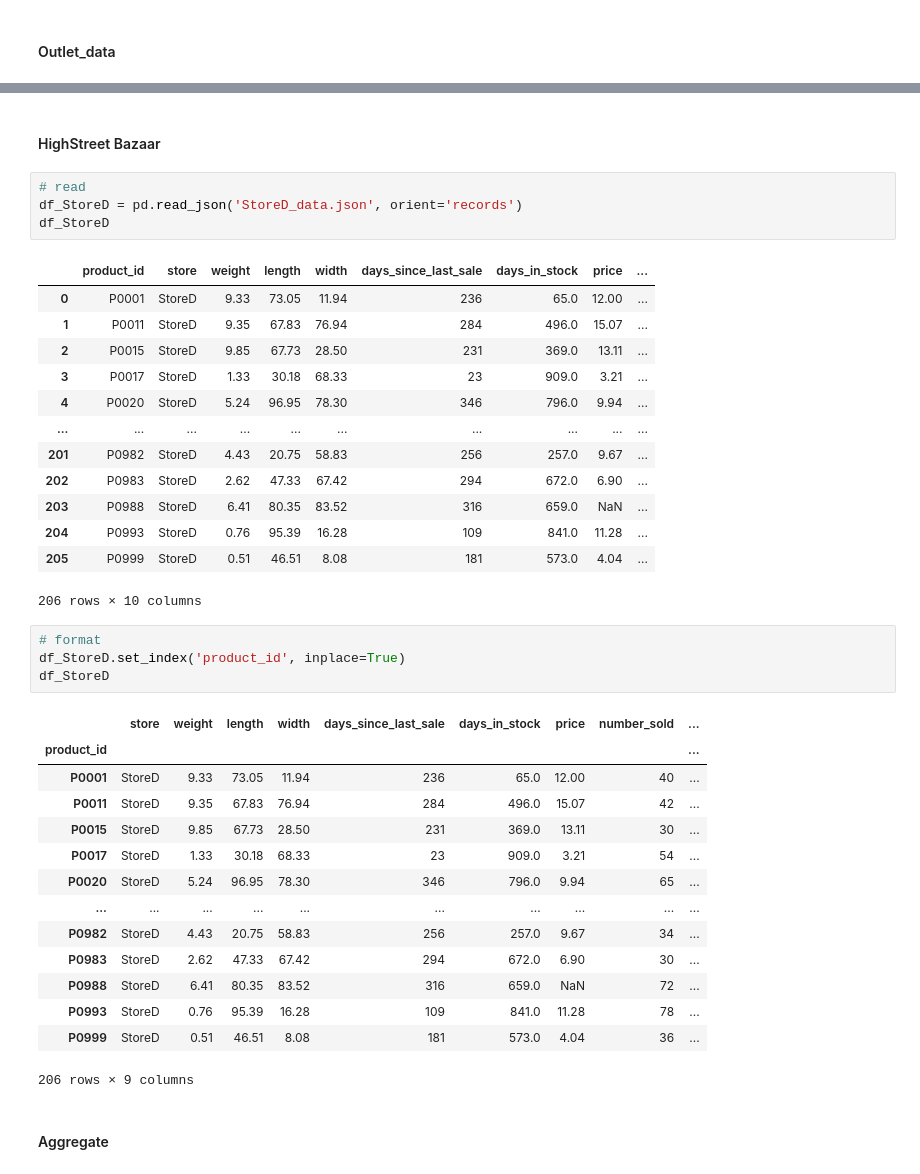
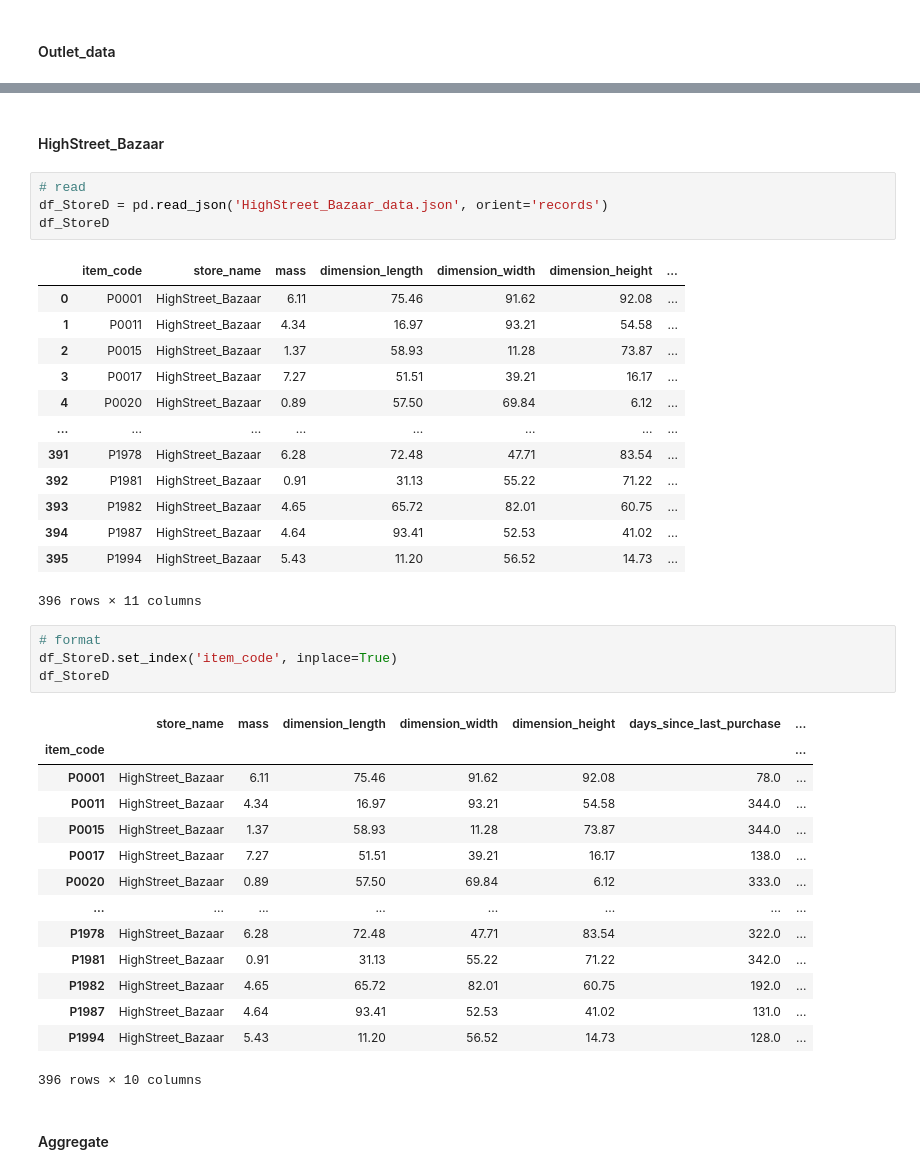
Before and after one commit to racousin/data_science_practice, a Jupyter notebook: website/public/modules/module4/exercise/module4_exercise_model_test.ipynb, the cells around one changed output, grey strips where cells are left out. Saved outputs shown, nothing was run; the diff lists cells and outputs as text.

```diff
--- a/website/public/modules/module4/exercise/module4_exercise_model_test.ipynb
+++ b/website/public/modules/module4/exercise/module4_exercise_model_test.ipynb
@@ -150,42 +155,42 @@ df_StoreC
 # %% [markdown]
-#### HighStreet Bazaar
+#### HighStreet_Bazaar
 # %%
 # read
-df_StoreD = pd.read_json('StoreD_data.json', orient='records')
+df_StoreD = pd.read_json('HighStreet_Bazaar_data.json', orient='records')
 df_StoreD
 # %% [output]
-|  | product_id | store | weight | length | width | days_since_last_sale | days_in_stock | price | ... |
-| 0 | P0001 | StoreD | 9.33 | 73.05 | 11.94 | 236 | 65.0 | 12.00 | ... |
-| 1 | P0011 | StoreD | 9.35 | 67.83 | 76.94 | 284 | 496.0 | 15.07 | ... |
-| 2 | P0015 | StoreD | 9.85 | 67.73 | 28.50 | 231 | 369.0 | 13.11 | ... |
-| 3 | P0017 | StoreD | 1.33 | 30.18 | 68.33 | 23 | 909.0 | 3.21 | ... |
-| 4 | P0020 | StoreD | 5.24 | 96.95 | 78.30 | 346 | 796.0 | 9.94 | ... |
-| ... | ... | ... | ... | ... | ... | ... | ... | ... | ... |
-| 201 | P0982 | StoreD | 4.43 | 20.75 | 58.83 | 256 | 257.0 | 9.67 | ... |
-| 202 | P0983 | StoreD | 2.62 | 47.33 | 67.42 | 294 | 672.0 | 6.90 | ... |
-| 203 | P0988 | StoreD | 6.41 | 80.35 | 83.52 | 316 | 659.0 | NaN | ... |
-| 204 | P0993 | StoreD | 0.76 | 95.39 | 16.28 | 109 | 841.0 | 11.28 | ... |
-| 205 | P0999 | StoreD | 0.51 | 46.51 | 8.08 | 181 | 573.0 | 4.04 | ... |
+|  | item_code | store_name | mass | dimension_length | dimension_width | dimension_height | ... |
+| 0 | P0001 | HighStreet_Bazaar | 6.11 | 75.46 | 91.62 | 92.08 | ... |
+| 1 | P0011 | HighStreet_Bazaar | 4.34 | 16.97 | 93.21 | 54.58 | ... |
+| 2 | P0015 | HighStreet_Bazaar | 1.37 | 58.93 | 11.28 | 73.87 | ... |
+| 3 | P0017 | HighStreet_Bazaar | 7.27 | 51.51 | 39.21 | 16.17 | ... |
+| 4 | P0020 | HighStreet_Bazaar | 0.89 | 57.50 | 69.84 | 6.12 | ... |
+| ... | ... | ... | ... | ... | ... | ... | ... |
+| 391 | P1978 | HighStreet_Bazaar | 6.28 | 72.48 | 47.71 | 83.54 | ... |
+| 392 | P1981 | HighStreet_Bazaar | 0.91 | 31.13 | 55.22 | 71.22 | ... |
+| 393 | P1982 | HighStreet_Bazaar | 4.65 | 65.72 | 82.01 | 60.75 | ... |
+| 394 | P1987 | HighStreet_Bazaar | 4.64 | 93.41 | 52.53 | 41.02 | ... |
+| 395 | P1994 | HighStreet_Bazaar | 5.43 | 11.20 | 56.52 | 14.73 | ... |
-206 rows × 10 columns
+396 rows × 11 columns
 # %%
 # format
-df_StoreD.set_index('product_id', inplace=True)
+df_StoreD.set_index('item_code', inplace=True)
 df_StoreD
 # %% [output]
-|  | store | weight | length | width | days_since_last_sale | days_in_stock | price | number_sold | ... |
-| product_id |  |  |  |  |  |  |  |  | ... |
-| P0001 | StoreD | 9.33 | 73.05 | 11.94 | 236 | 65.0 | 12.00 | 40 | ... |
-| P0011 | StoreD | 9.35 | 67.83 | 76.94 | 284 | 496.0 | 15.07 | 42 | ... |
-| P0015 | StoreD | 9.85 | 67.73 | 28.50 | 231 | 369.0 | 13.11 | 30 | ... |
-| P0017 | StoreD | 1.33 | 30.18 | 68.33 | 23 | 909.0 | 3.21 | 54 | ... |
-| P0020 | StoreD | 5.24 | 96.95 | 78.30 | 346 | 796.0 | 9.94 | 65 | ... |
-| ... | ... | ... | ... | ... | ... | ... | ... | ... | ... |
-| P0982 | StoreD | 4.43 | 20.75 | 58.83 | 256 | 257.0 | 9.67 | 34 | ... |
-| P0983 | StoreD | 2.62 | 47.33 | 67.42 | 294 | 672.0 | 6.90 | 30 | ... |
-| P0988 | StoreD | 6.41 | 80.35 | 83.52 | 316 | 659.0 | NaN | 72 | ... |
-| P0993 | StoreD | 0.76 | 95.39 | 16.28 | 109 | 841.0 | 11.28 | 78 | ... |
-| P0999 | StoreD | 0.51 | 46.51 | 8.08 | 181 | 573.0 | 4.04 | 36 | ... |
+|  | store_name | mass | dimension_length | dimension_width | dimension_height | days_since_last_purchase | ... |
+| item_code |  |  |  |  |  |  | ... |
+| P0001 | HighStreet_Bazaar | 6.11 | 75.46 | 91.62 | 92.08 | 78.0 | ... |
+| P0011 | HighStreet_Bazaar | 4.34 | 16.97 | 93.21 | 54.58 | 344.0 | ... |
+| P0015 | HighStreet_Bazaar | 1.37 | 58.93 | 11.28 | 73.87 | 344.0 | ... |
+| P0017 | HighStreet_Bazaar | 7.27 | 51.51 | 39.21 | 16.17 | 138.0 | ... |
+| P0020 | HighStreet_Bazaar | 0.89 | 57.50 | 69.84 | 6.12 | 333.0 | ... |
+| ... | ... | ... | ... | ... | ... | ... | ... |
+| P1978 | HighStreet_Bazaar | 6.28 | 72.48 | 47.71 | 83.54 | 322.0 | ... |
+| P1981 | HighStreet_Bazaar | 0.91 | 31.13 | 55.22 | 71.22 | 342.0 | ... |
+| P1982 | HighStreet_Bazaar | 4.65 | 65.72 | 82.01 | 60.75 | 192.0 | ... |
+| P1987 | HighStreet_Bazaar | 4.64 | 93.41 | 52.53 | 41.02 | 131.0 | ... |
+| P1994 | HighStreet_Bazaar | 5.43 | 11.20 | 56.52 | 14.73 | 128.0 | ... |
-206 rows × 9 columns
+396 rows × 10 columns
 # %% [markdown]
 #### Aggregate
 # %%
```
Also changed, not shown: parts of 27 cells of this notebook, 7 other files.
